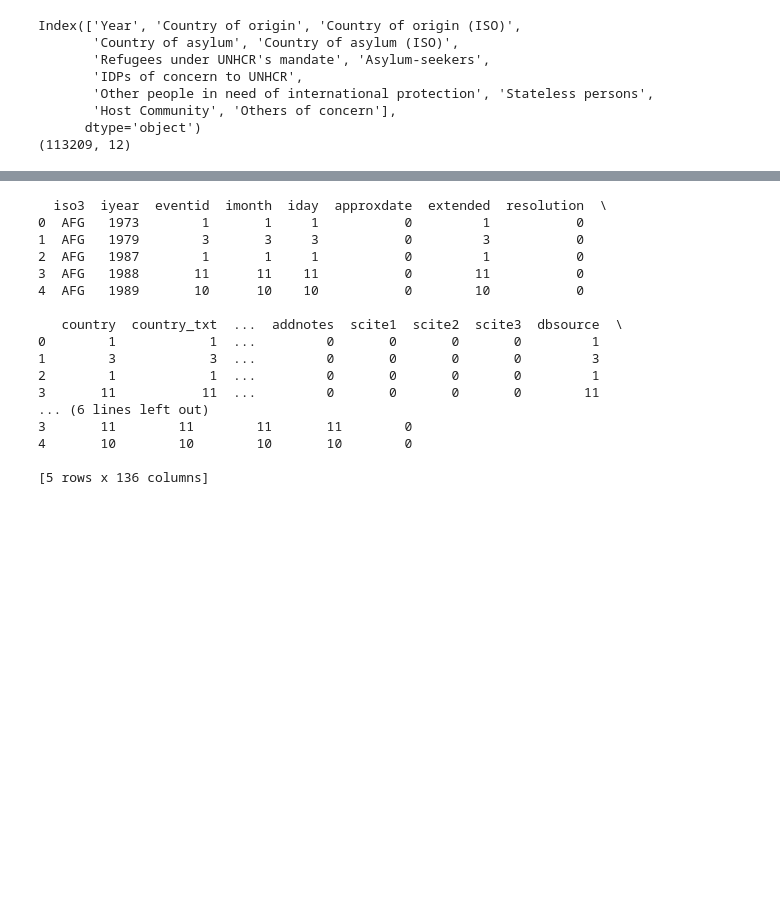
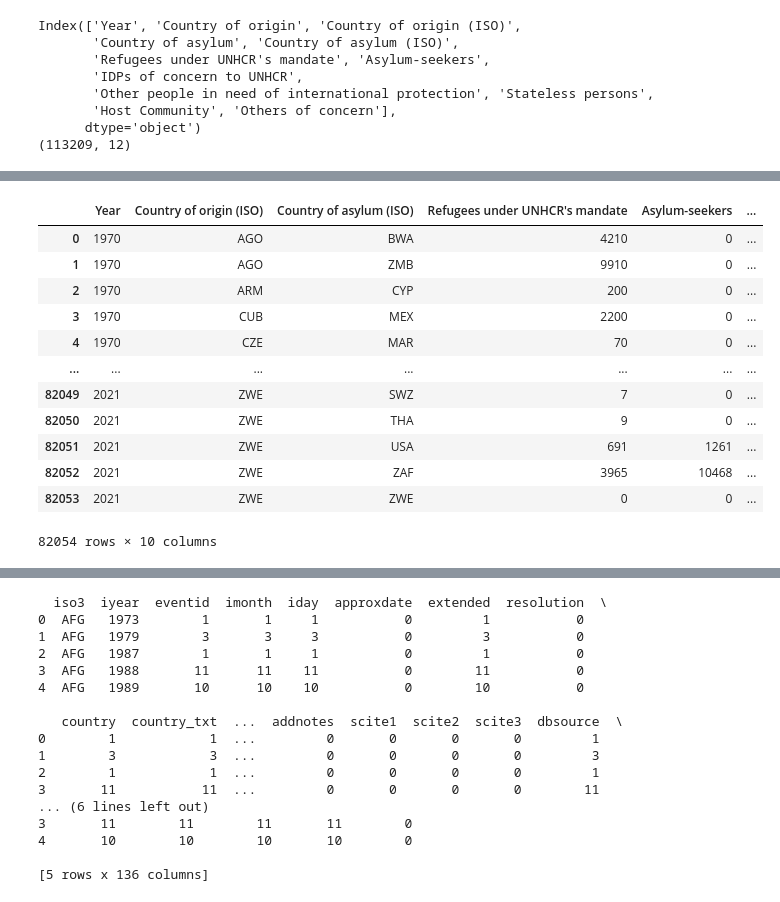
Before and after one commit to CMU-IDS-Fall-2023/final-project-think_op, a Jupyter notebook: combined.ipynb, the cells around one changed output, grey strips where cells are left out. Cells and saved outputs as stored; diff of their text form; code cells hidden in the pictures; blank space fills up the shorter version.

```diff
--- a/combined.ipynb
+++ b/combined.ipynb
@@ -94,3 +165,23 @@ print(df_refugee.shape)
+# %%
+df_refugee_grouped = df_refugee.groupby(['Year', 'Country of origin (ISO)', 'Country of asylum (ISO)']).sum().reset_index()
+df_refugee_grouped["Country of origin"] = df_refugee_grouped["Country of origin (ISO)"].apply(lambda x: pycountry.countries.get(alpha_3=x).name)
+df_refugee_grouped["Country of asylum"] = df_refugee_grouped["Country of asylum (ISO)"].apply(lambda x: pycountry.countries.get(alpha_3=x).name)
+display(df_refugee_grouped)
+df_refugee_grouped.to_csv('data/refugee_grouped.csv', index=False)
+# %% [output]
+|  | Year | Country of origin (ISO) | Country of asylum (ISO) | Refugees under UNHCR's mandate | Asylum-seekers | ... |
+| 0 | 1970 | AGO | BWA | 4210 | 0 | ... |
+| 1 | 1970 | AGO | ZMB | 9910 | 0 | ... |
+| 2 | 1970 | ARM | CYP | 200 | 0 | ... |
+| 3 | 1970 | CUB | MEX | 2200 | 0 | ... |
+| 4 | 1970 | CZE | MAR | 70 | 0 | ... |
+| ... | ... | ... | ... | ... | ... | ... |
+| 82049 | 2021 | ZWE | SWZ | 7 | 0 | ... |
+| 82050 | 2021 | ZWE | THA | 9 | 0 | ... |
+| 82051 | 2021 | ZWE | USA | 691 | 1261 | ... |
+| 82052 | 2021 | ZWE | ZAF | 3965 | 10468 | ... |
+| 82053 | 2021 | ZWE | ZWE | 0 | 0 | ... |
+82054 rows × 10 columns
 # %%
 # For refugee, groupby Country of origin and year, then sum the population
 df_refugee_country_origin = df_refugee.groupby(['Country of origin (ISO)', 'Year']).sum().reset_index()
```
Also changed, not shown: parts of 6 cells of this notebook, 6 other files.
